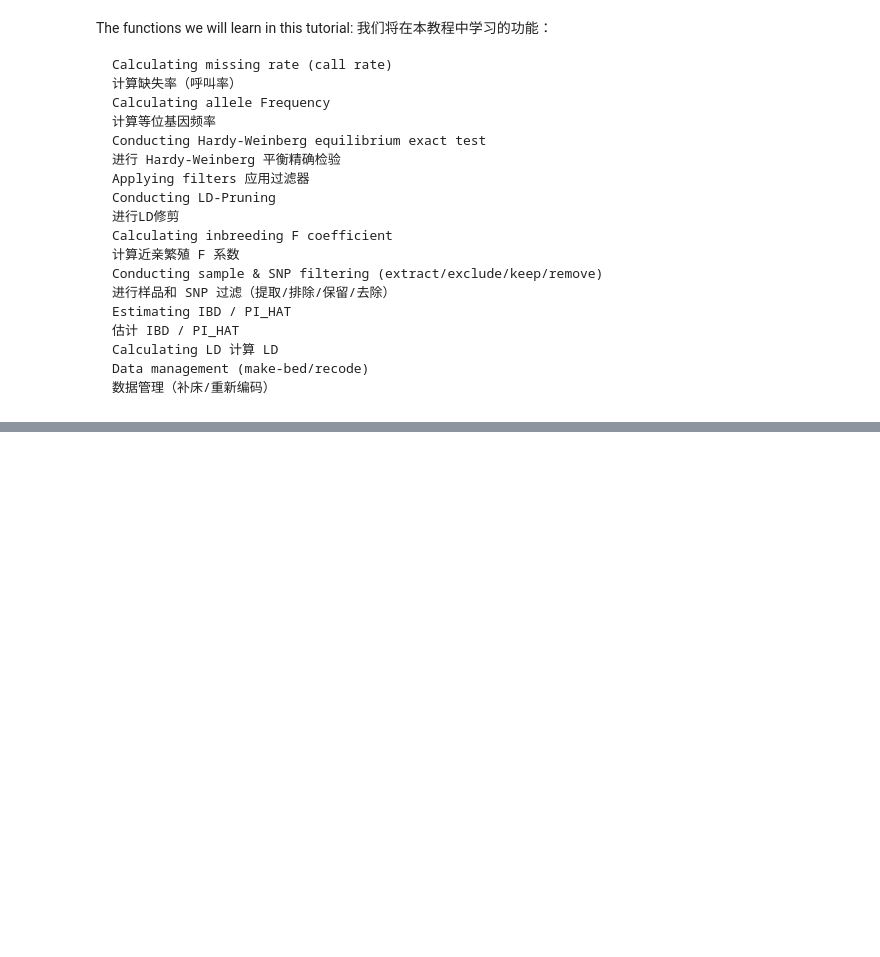
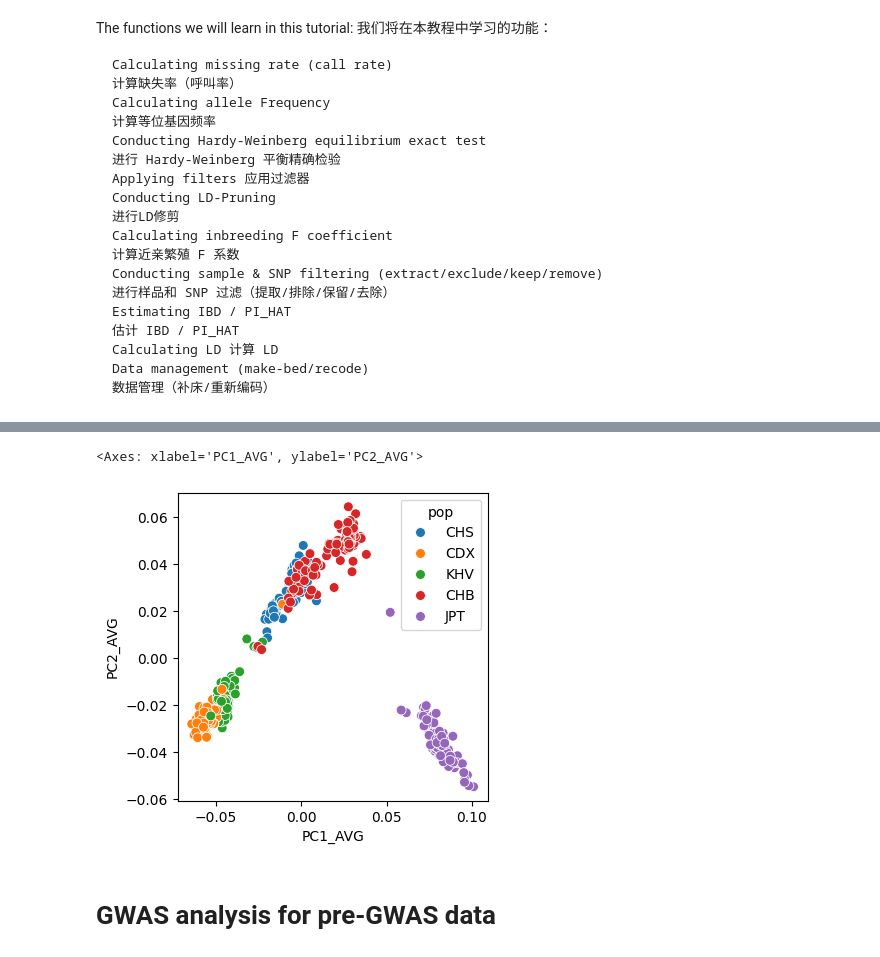
Before and after one commit to luozhenyu0911/note_sharing, a Jupyter notebook: notebook/20251020_GWAS.ipynb, the cells around one changed output, grey strips where cells are left out. Cells and saved outputs as stored; diff of their text form; code cells hidden in the pictures; blank space fills up the shorter version.

```diff
--- a/notebook/202510?_GWAS.ipynb
+++ b/notebook/20251020_GWAS.ipynb
@@ -224,0 +272,5 @@ plink2 \
+# %%
+# 导入数据
+pca = pd.read_table("/mnt/d/01_study/04_GWAS教程/GWASTutorial/05_PCA/plink_results_projected.sscore",sep="\t")
+print(pca.shape)
+pca.head()
@@ -224,0 +285,4 @@ plink2 \
+# %%
+ped = pd.read_table("/mnt/d/01_study/04_GWAS教程/GWASTutorial/01_Dataset/integrated_call_samples_v3.20130502.ALL.panel",sep="\t")
+print(pca.shape)
+ped.head()
@@ -224,0 +297,5 @@ plink2 \
+# %%
+# 将PCA结果和人群信息进行合并
+pcaped=pd.merge(pca,ped,right_on="sample",left_on="IID",how="inner")
+print(pcaped.shape)
+pcaped.head()
@@ -224,0 +310,9 @@ plink2 \
+# %%
+# 绘制图像
+plt.figure(figsize=(4,4))
+sns.scatterplot(data=pcaped,x="PC1_AVG",y="PC2_AVG",hue="pop",s=50)
+# %% [output]
+<Axes: xlabel='PC1_AVG', ylabel='PC2_AVG'>
+[figure, added]
+# %% [markdown]
+# GWAS analysis for pre-GWAS data
```
Also changed, not shown: parts of 34 cells of this notebook, 3 other files.
